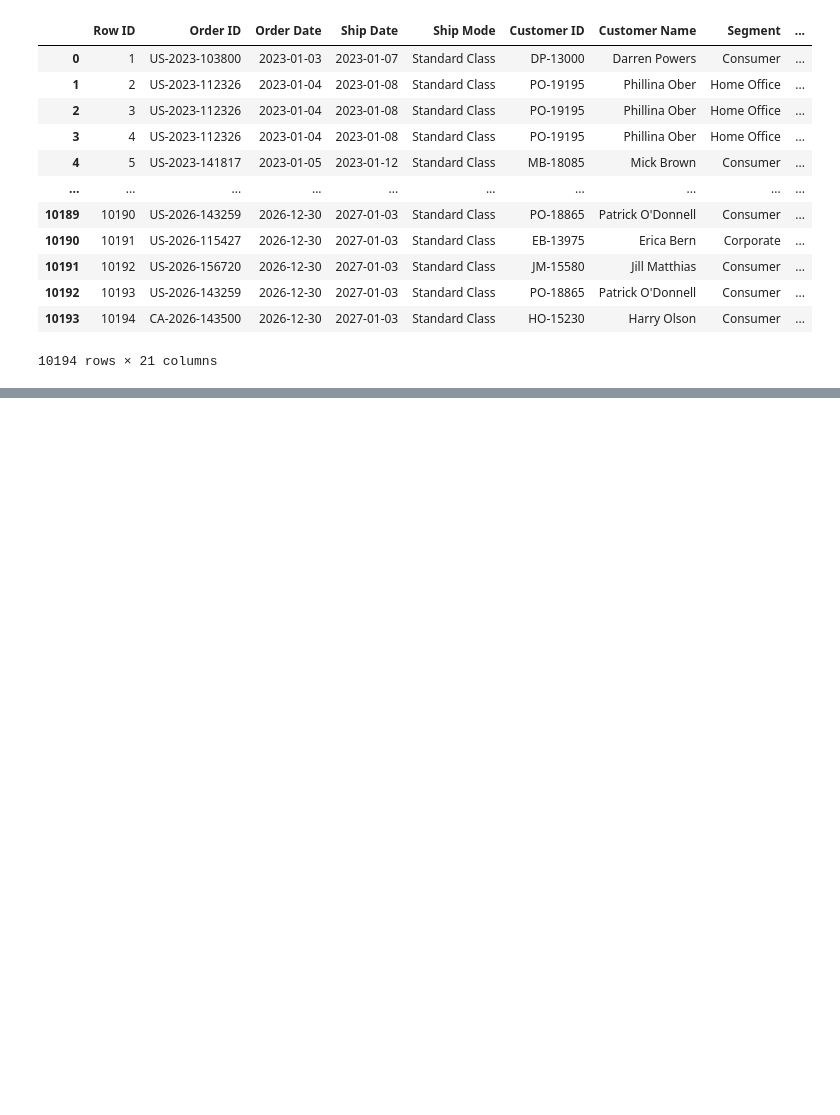
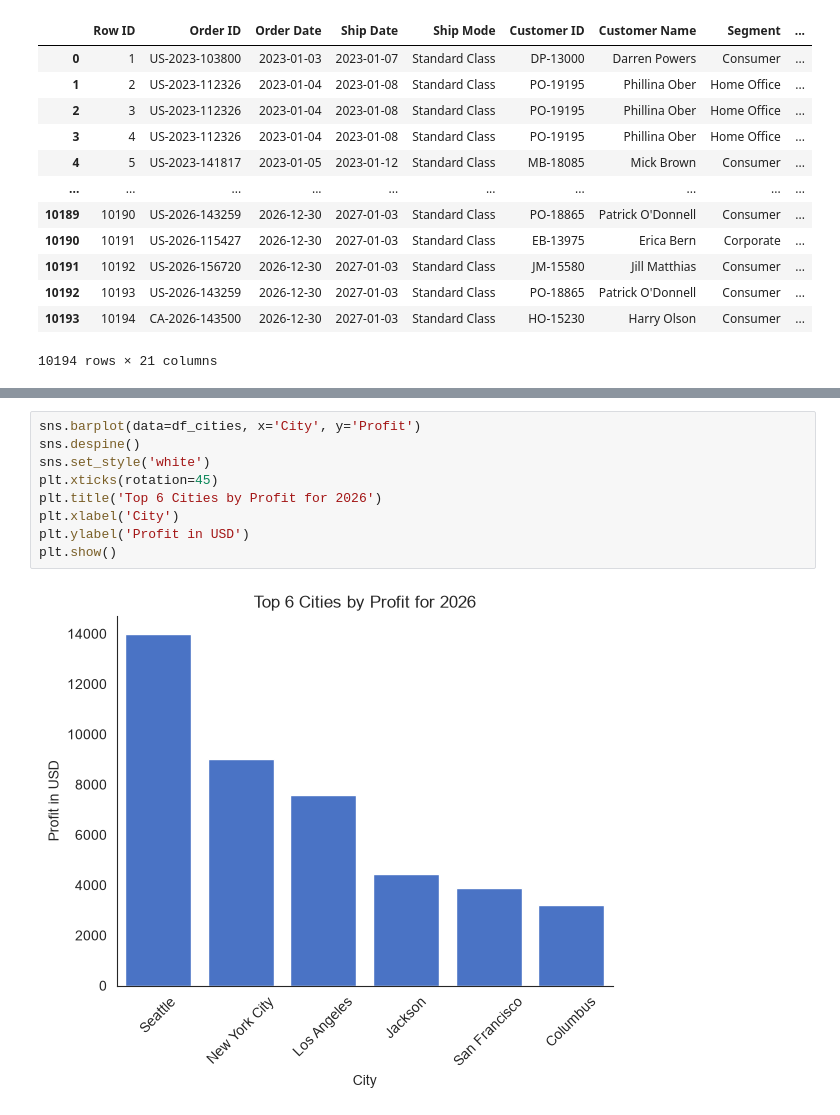
Before and after one commit to leonievera/Superstore_Sales_Analysis, a Jupyter notebook: 04_regional_revenue.ipynb, the cells around one changed output, grey strips where cells are left out. Saved outputs shown, nothing was run; the diff lists cells and outputs as text; blank space fills up the shorter version.

```diff
--- a/04_regional_revenue.ipynb
+++ b/04_regional_revenue.ipynb
@@ -42,0 +64,11 @@ df_cities
+# %%
+sns.barplot(data=df_cities, x='City', y='Profit')
+sns.despine()
+sns.set_style('white')
+plt.xticks(rotation=45)
+plt.title('Top 6 Cities by Profit for 2026')
+plt.xlabel('City')
+plt.ylabel('Profit in USD')
+plt.show()
+# %% [output]
+[figure, added]
```
Also changed, not shown: parts of 2 cells of this notebook, 2 other files.
